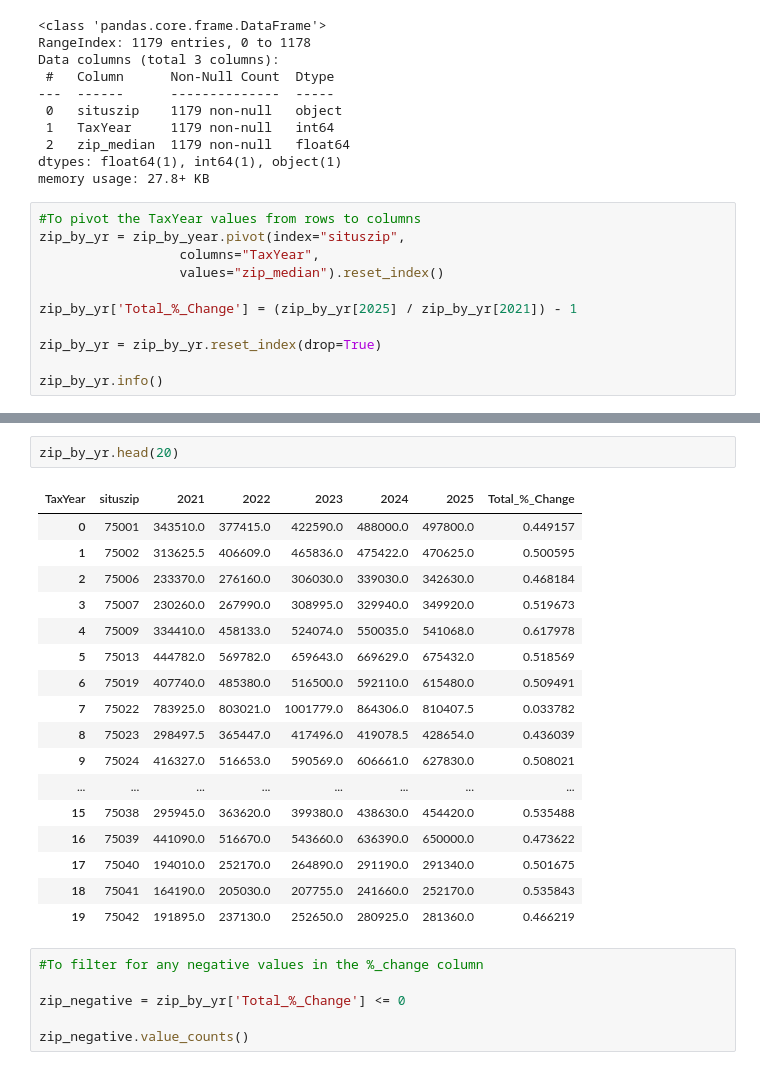
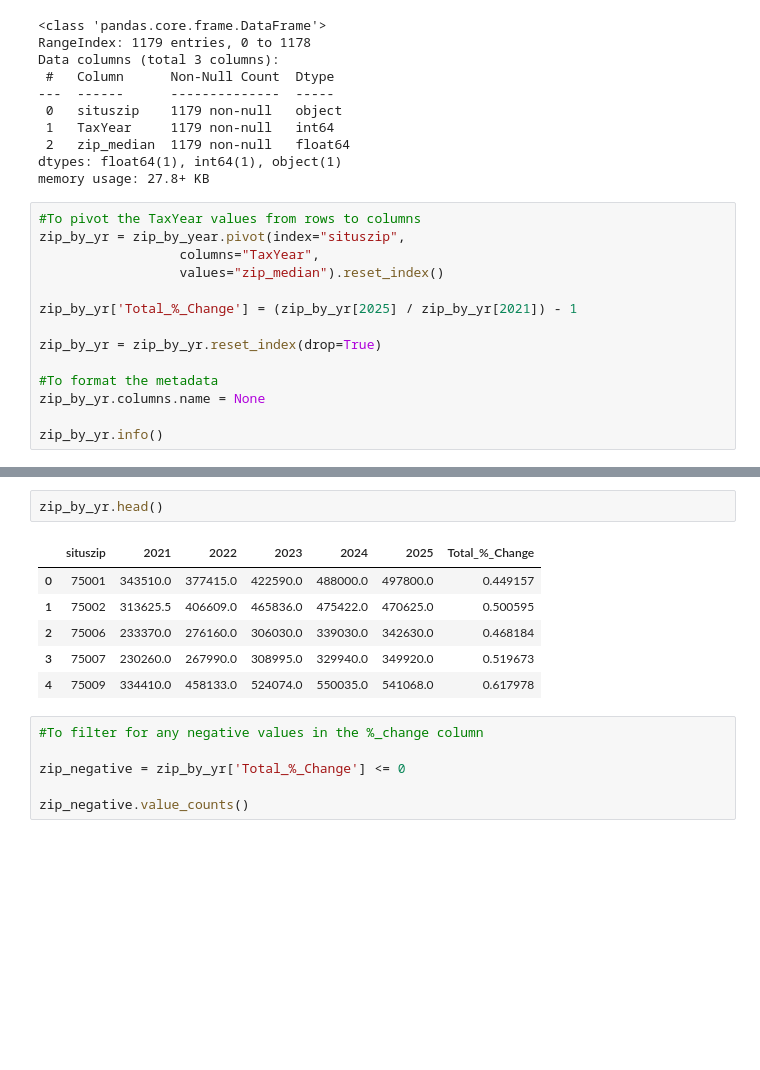
Before and after one commit to d-monkey-CG/DFW-Residential-Housing-Price-Predictor, a Jupyter notebook: DFW_Home_Price_EDA.ipynb, the cells around one changed output, grey strips where cells are left out. Drawn from its saved outputs; the diff is of its cells as text; blank space fills up the shorter version.

```diff
--- a/DFW_Home_Price_EDA.ipynb
+++ b/DFW_Home_Price_EDA.ipynb
@@ -204,6 +208,9 @@ zip_by_yr['Total_%_Change'] = (zip_by_yr[2025] / zip_by_yr[2021]) - 1
 
 zip_by_yr = zip_by_yr.reset_index(drop=True)
 
+#To format the metadata
+zip_by_yr.columns.name = None
+
 zip_by_yr.info()
 # %% [output]
 <class 'pandas.core.frame.DataFrame'>
@@ -221,25 +228,14 @@ Data columns (total 7 columns):
 dtypes: float64(6), object(1)
 memory usage: 13.1+ KB
 # %%
-zip_by_yr.head(20)
+zip_by_yr.head()
 # %% [output]
-| TaxYear | situszip | 2021 | 2022 | 2023 | 2024 | 2025 | Total_%_Change |
+|  | situszip | 2021 | 2022 | 2023 | 2024 | 2025 | Total_%_Change |
 | 0 | 75001 | 343510.0 | 377415.0 | 422590.0 | 488000.0 | 497800.0 | 0.449157 |
 | 1 | 75002 | 313625.5 | 406609.0 | 465836.0 | 475422.0 | 470625.0 | 0.500595 |
 | 2 | 75006 | 233370.0 | 276160.0 | 306030.0 | 339030.0 | 342630.0 | 0.468184 |
 | 3 | 75007 | 230260.0 | 267990.0 | 308995.0 | 329940.0 | 349920.0 | 0.519673 |
 | 4 | 75009 | 334410.0 | 458133.0 | 524074.0 | 550035.0 | 541068.0 | 0.617978 |
-| 5 | 75013 | 444782.0 | 569782.0 | 659643.0 | 669629.0 | 675432.0 | 0.518569 |
-| 6 | 75019 | 407740.0 | 485380.0 | 516500.0 | 592110.0 | 615480.0 | 0.509491 |
-| 7 | 75022 | 783925.0 | 803021.0 | 1001779.0 | 864306.0 | 810407.5 | 0.033782 |
-| 8 | 75023 | 298497.5 | 365447.0 | 417496.0 | 419078.5 | 428654.0 | 0.436039 |
-| 9 | 75024 | 416327.0 | 516653.0 | 590569.0 | 606661.0 | 627830.0 | 0.508021 |
-| ... | ... | ... | ... | ... | ... | ... | ... |
-| 15 | 75038 | 295945.0 | 363620.0 | 399380.0 | 438630.0 | 454420.0 | 0.535488 |
-| 16 | 75039 | 441090.0 | 516670.0 | 543660.0 | 636390.0 | 650000.0 | 0.473622 |
-| 17 | 75040 | 194010.0 | 252170.0 | 264890.0 | 291190.0 | 291340.0 | 0.501675 |
-| 18 | 75041 | 164190.0 | 205030.0 | 207755.0 | 241660.0 | 252170.0 | 0.535843 |
-| 19 | 75042 | 191895.0 | 237130.0 | 252650.0 | 280925.0 | 281360.0 | 0.466219 |
 # %%
 #To filter for any negative values in the %_change column
 
```
Also changed, not shown: parts of 7 cells of this notebook.
